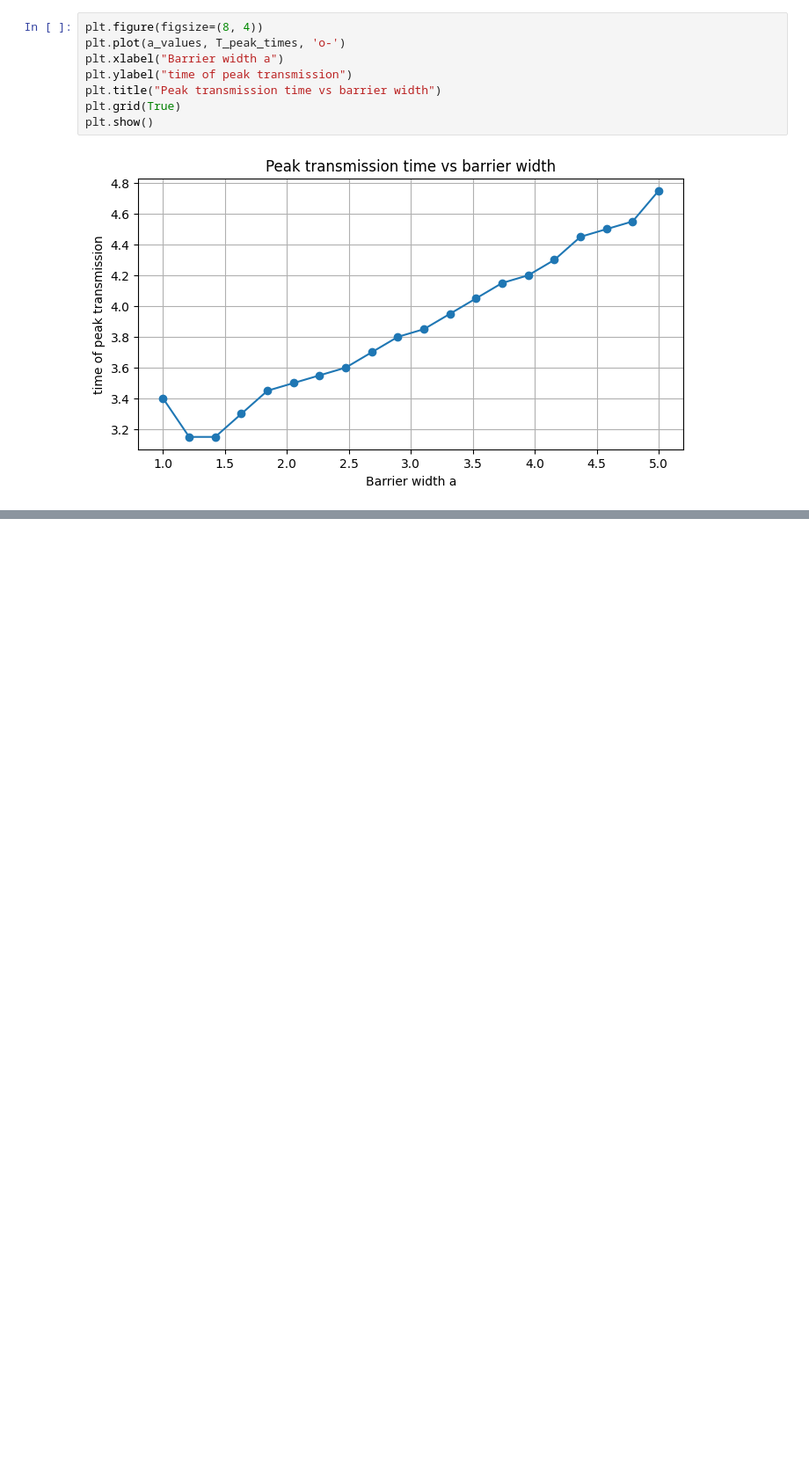
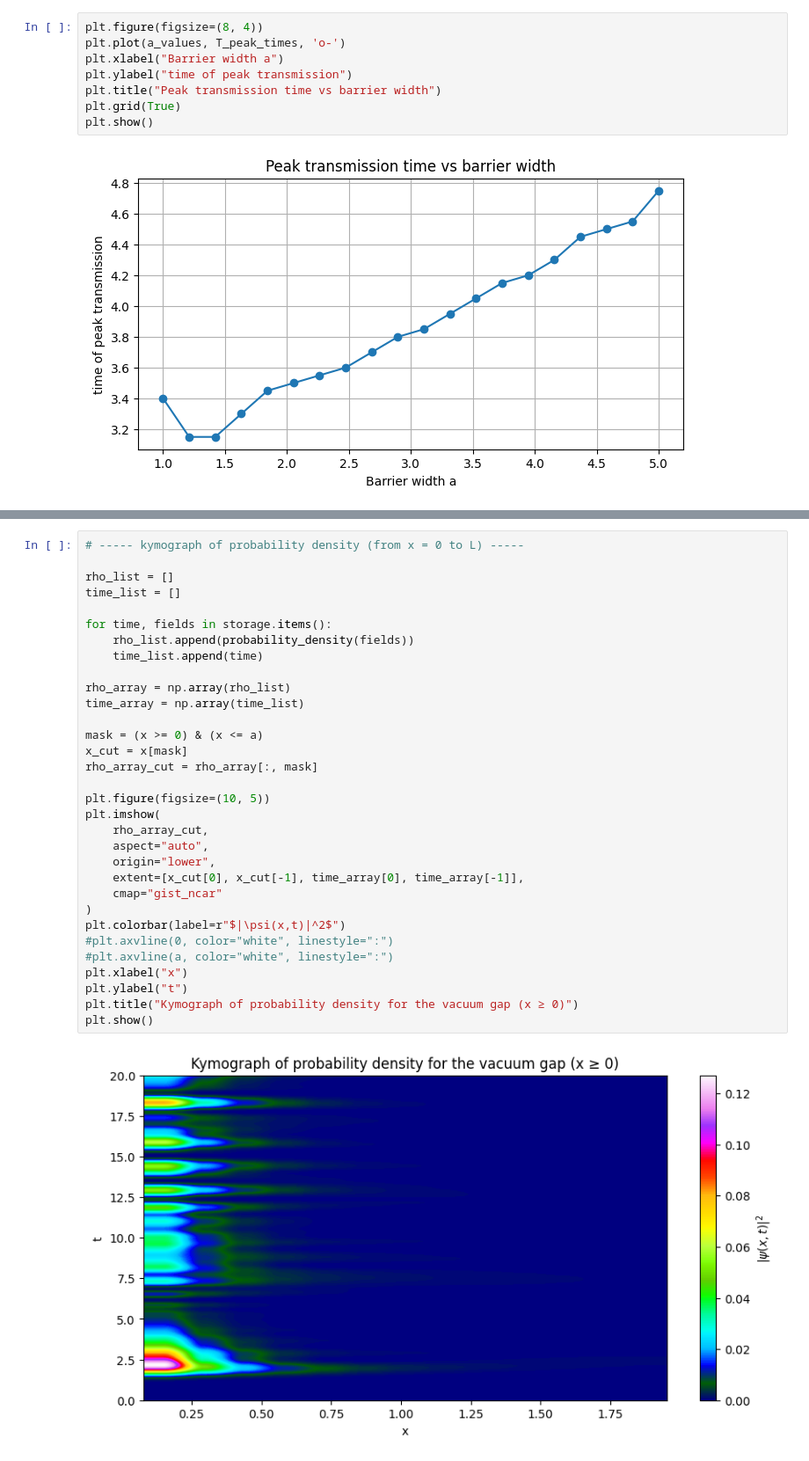
Before and after one commit to pavitra1905/stm-tunnelling-model, a Jupyter notebook: stm_analysis_all_plots.ipynb, the cells around one changed output, grey strips where cells are left out. Shown at 88% size. Saved outputs shown, nothing was run; the diff lists cells and outputs as text; blank space fills up the shorter version.

```diff
--- a/stm_analysis_all_plots.ipynb
+++ b/stm_analysis_all_plots.ipynb
@@ -597,0 +631,34 @@ plt.show()
+# %%
+# ----- kymograph of probability density (from x = 0 to L) -----
+
+rho_list = []
+time_list = []
+
+for time, fields in storage.items():
+    rho_list.append(probability_density(fields))
+    time_list.append(time)
+
+rho_array = np.array(rho_list)
+time_array = np.array(time_list)
+
+mask = (x >= 0) & (x <= a)
+x_cut = x[mask]
+rho_array_cut = rho_array[:, mask]
+
+plt.figure(figsize=(10, 5))
+plt.imshow(
+    rho_array_cut,
+    aspect="auto",
+    origin="lower",
+    extent=[x_cut[0], x_cut[-1], time_array[0], time_array[-1]],
+    cmap="gist_ncar"
+)
+plt.colorbar(label=r"$|\psi(x,t)|^2$")
+#plt.axvline(0, color="white", linestyle=":")
+#plt.axvline(a, color="white", linestyle=":")
+plt.xlabel("x")
+plt.ylabel("t")
+plt.title("Kymograph of probability density for the vacuum gap (x ≥ 0)")
+plt.show()
+# %% [output]
+[figure, added]
```
Also changed, not shown: parts of 3 cells of this notebook.
